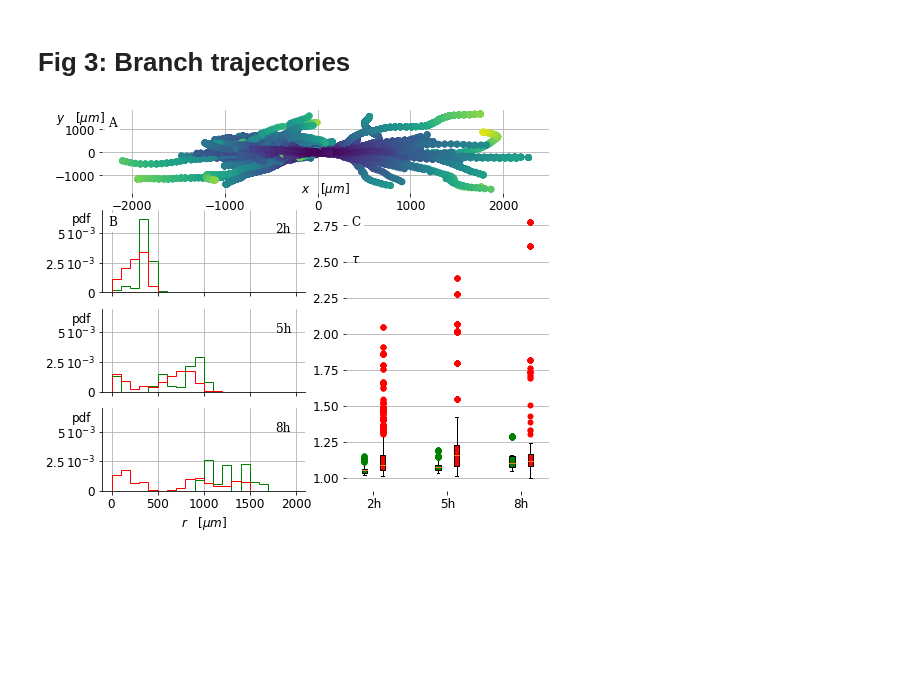
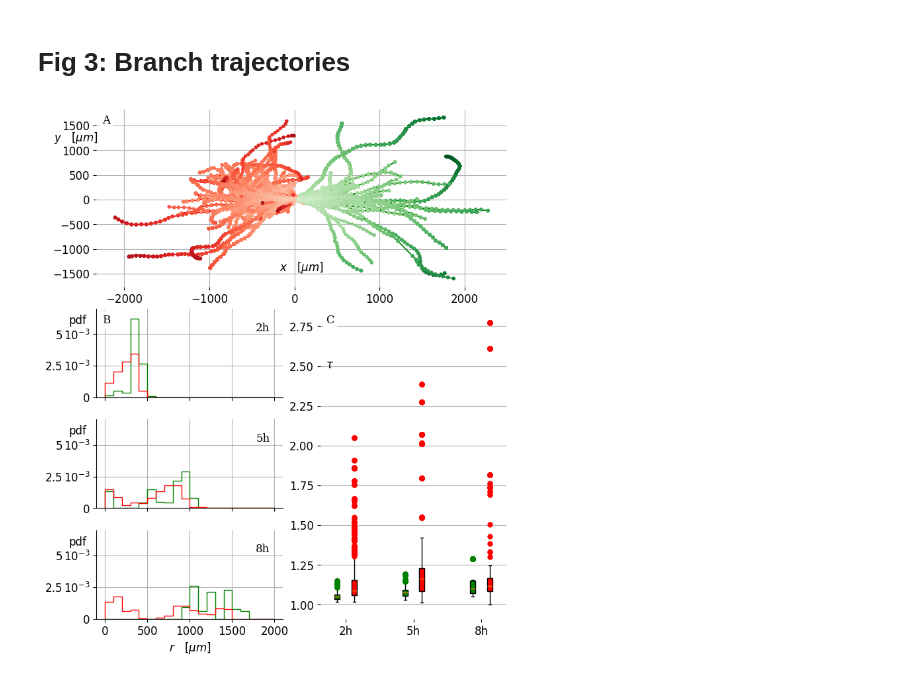
Before and after one commit to thibault-chassereau/HyphalNetwork_ApexHypha_Interactions, a Jupyter notebook: ApexHyphaInteractions.ipynb, the cells around one changed output. Cells and saved outputs as stored; diff of their text form; code cells hidden in the pictures; blank space fills up the shorter version.

```diff
--- a/ApexHyphaInteractions.ipynb
+++ b/ApexHyphaInteractions.ipynb
@@ -764,7 +764,8 @@ fig,axes = plt.subplot_mosaic([["traj","traj"],
                                    ["dist_r_0","box"],
                                    ["dist_r_1","box"],
                                    ["dist_r_2","box"]],
-                                figsize=(8,7))
+                                    gridspec_kw={"height_ratios":[2,1,1,1]},
+                                figsize=(8,10))
 
 data_free = []
 data_obst = []
@@ -777,7 +778,7 @@ for r in M2s:
             pass
         ax = axes["traj"]
         ax.plot(pos[:,0],pos[:,1],color="green",lw=1)
-        ax.scatter(pos[:,0],pos[:,1],c=age,zorder=2.5,vmin=0,vmax=20)
+        ax.scatter(pos[:,0],pos[:,1],c=age,zorder=2.5,vmin=-5,vmax=20,cmap='Greens',marker='.')
         radius = np.sqrt(pos[:,0]**2+pos[:,1]**2)
         data_free.append([age,tort,radius])
     for b in obst_branches:
@@ -786,8 +787,8 @@ for r in M2s:
         except ValueError:
             pass
         ax = axes["traj"]
-        ax.plot(-pos[:,0],pos[:,1],color="green",lw=1)
-        ax.scatter(-pos[:,0],pos[:,1],c=age,zorder=2.5,vmin=0,vmax=20)
+        ax.plot(-pos[:,0],pos[:,1],color="red",lw=1)
+        ax.scatter(-pos[:,0],pos[:,1],c=age,zorder=2.5,vmin=-5,vmax=20,cmap='Reds',marker='.')
         radius = np.sqrt(pos[:,0]**2+pos[:,1]**2)
         data_obst.append([age,tort,radius])
 data_free = np.array([[a,t,r] for age,tort,radius in data_free for a,t,r in zip(age,tort,radius)])
@@ -832,31 +833,31 @@ for i_age,age_analyze in enumerate(ages2analyze):
     ax.spines['right'].set_visible(False)
     ax.grid()
 axes["dist_r_0"].tick_params(labelbottom=False)
 axes["dist_r_1"].tick_params(labelbottom=False)
 axes["dist_r_2"].set_xlabel("$r\quad[\mu m]$")
 axes["box"].set_frame_on(False)
 axes["box"].set_ylabel("$\\tau$",rotation="horizontal")
 axes["box"].yaxis.set_label_coords(0.05,0.8)
 axes["box"].set_xticks(ticks=[0,2,4],labels=[f"{a}h" for a in ages2analyze])
 axes["box"].grid(axis="y")
 axes["traj"].annotate(
         "A",
         xy=(0, 1), xycoords='axes fraction',
         xytext=(+0.5, -0.5), textcoords='offset fontsize',
         fontsize='medium', verticalalignment='top', fontfamily='serif',
         bbox=dict(facecolor='1', edgecolor='none', pad=3.0))
 axes["dist_r_0"].annotate(
         "B",
         xy=(0, 1), xycoords='axes fraction',
         xytext=(+0.5, -0.5), textcoords='offset fontsize',
         fontsize='medium', verticalalignment='top', fontfamily='serif',
         bbox=dict(facecolor='1', edgecolor='none', pad=3.0))
 axes["box"].annotate(
         "C",
         xy=(0, 1), xycoords='axes fraction',
         xytext=(+0.5, -0.5), textcoords='offset fontsize',
         fontsize='medium', verticalalignment='top', fontfamily='serif',
         bbox=dict(facecolor='1', edgecolor='none', pad=3.0))
 plt.show()
 # %% [output]
-[figure, old version]
+[figure, new version]
```
Also changed, not shown: parts of 7 cells of this notebook.
